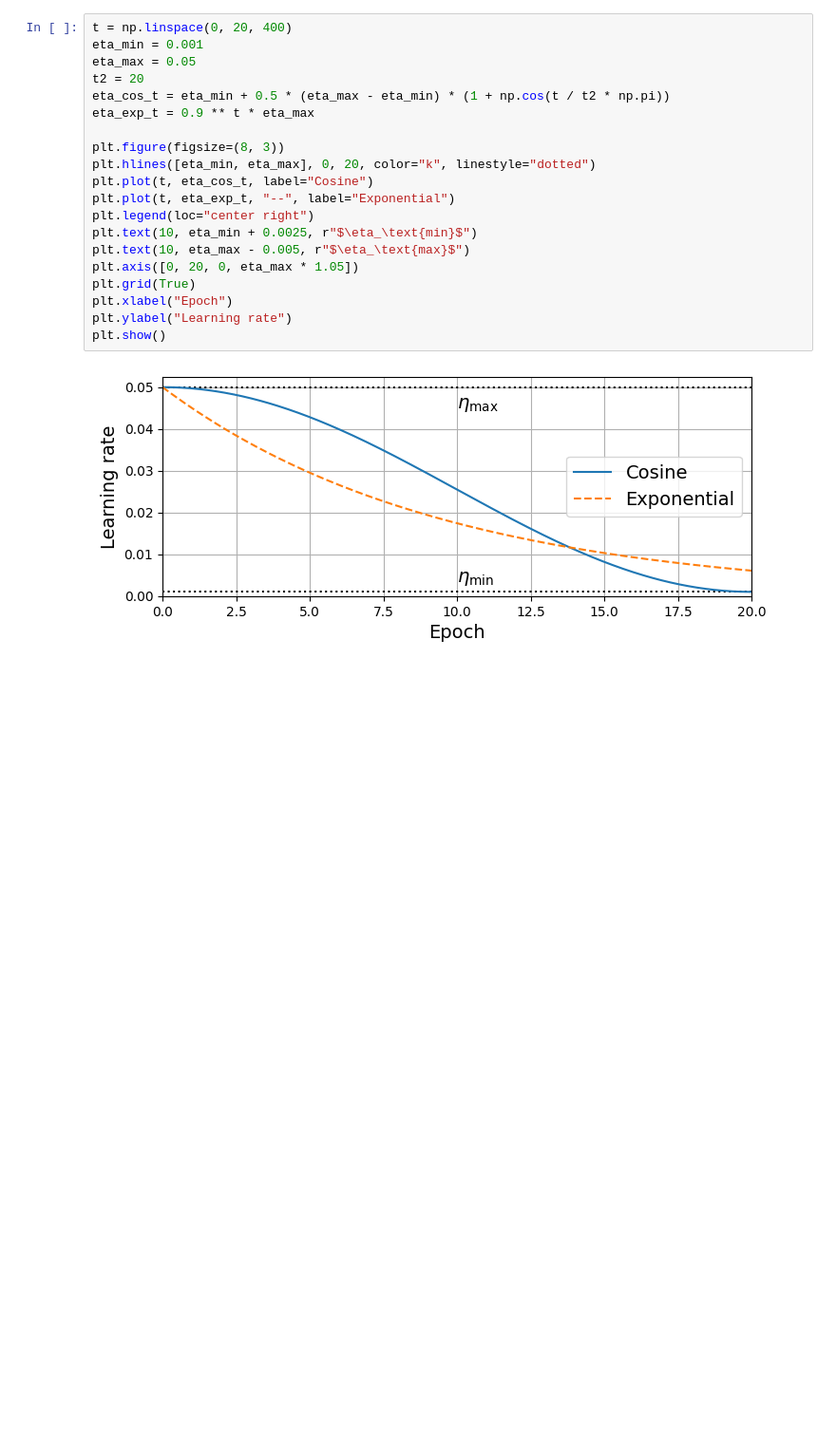
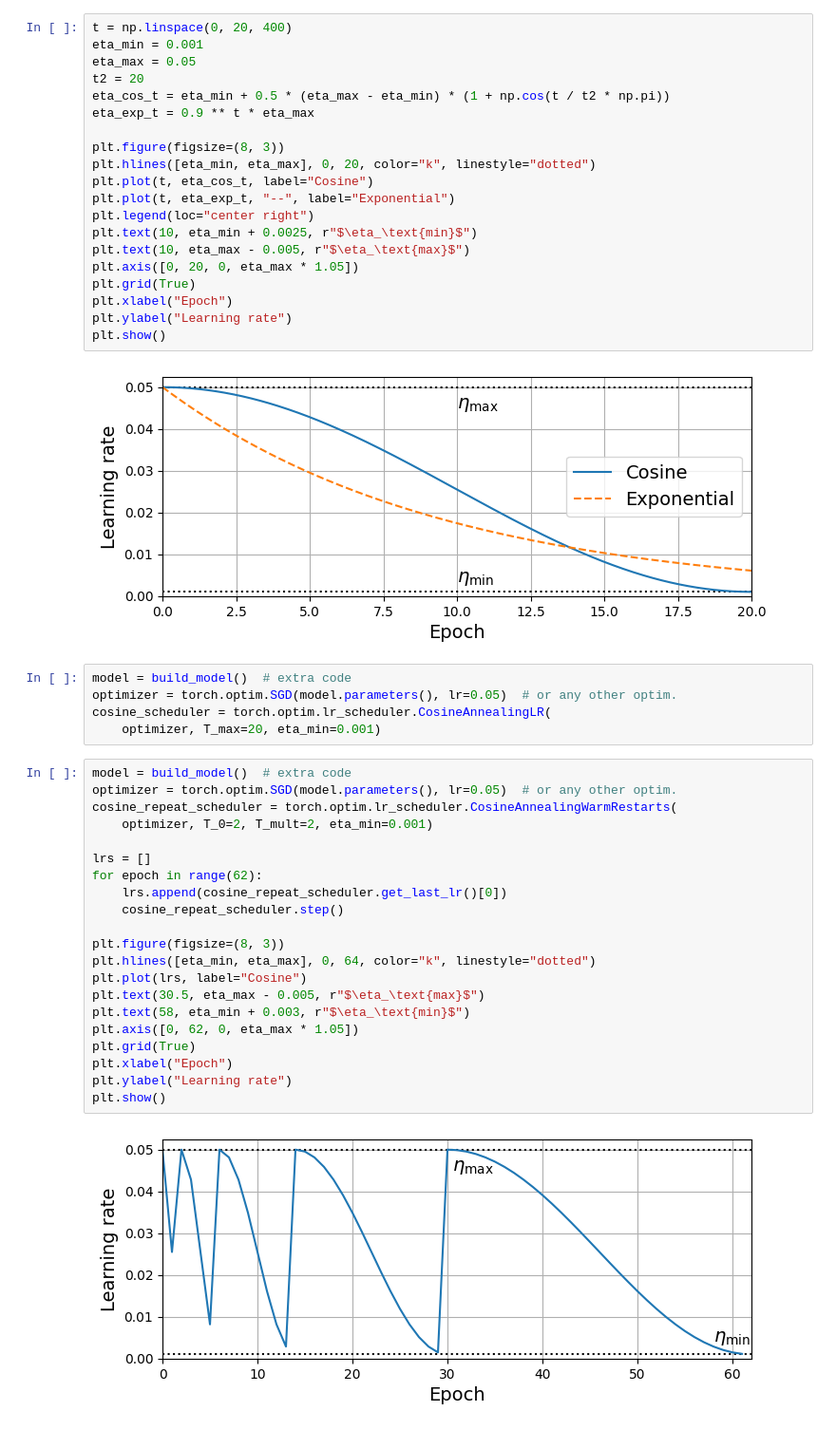
Before and after one commit to databyhuseyn/DeepLearning, a Jupyter notebook: Training_Deep_Neural_Networks_with_PyTorch.ipynb, the cells around one changed output. Shown at 95% size. Cells and saved outputs as stored; diff of their text form; blank space fills up the shorter version.

```diff
--- a/Training_Deep_Neural_Networks_with_PyTorch.ipynb
+++ b/Training_Deep_Neural_Networks_with_PyTorch.ipynb
@@ -1056,3 +1056,31 @@ plt.ylabel("Learning rate")
 plt.show()
 # %% [output]
 [figure]
+# %%
+model = build_model()  # extra code
+optimizer = torch.optim.SGD(model.parameters(), lr=0.05)  # or any other optim.
+cosine_scheduler = torch.optim.lr_scheduler.CosineAnnealingLR(
+    optimizer, T_max=20, eta_min=0.001)
+# %%
+model = build_model()  # extra code
+optimizer = torch.optim.SGD(model.parameters(), lr=0.05)  # or any other optim.
+cosine_repeat_scheduler = torch.optim.lr_scheduler.CosineAnnealingWarmRestarts(
+    optimizer, T_0=2, T_mult=2, eta_min=0.001)
+
+lrs = []
+for epoch in range(62):
+    lrs.append(cosine_repeat_scheduler.get_last_lr()[0])
+    cosine_repeat_scheduler.step()
+
+plt.figure(figsize=(8, 3))
+plt.hlines([eta_min, eta_max], 0, 64, color="k", linestyle="dotted")
+plt.plot(lrs, label="Cosine")
+plt.text(30.5, eta_max - 0.005, r"$\eta_\text{max}$")
+plt.text(58, eta_min + 0.003, r"$\eta_\text{min}$")
+plt.axis([0, 62, 0, eta_max * 1.05])
+plt.grid(True)
+plt.xlabel("Epoch")
+plt.ylabel("Learning rate")
+plt.show()
+# %% [output]
+[figure, added]
```
Also changed, not shown: parts of 19 cells of this notebook.
